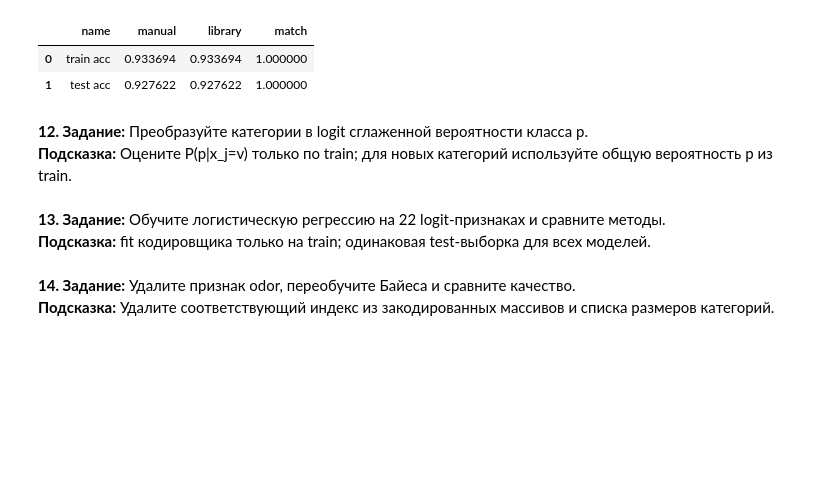
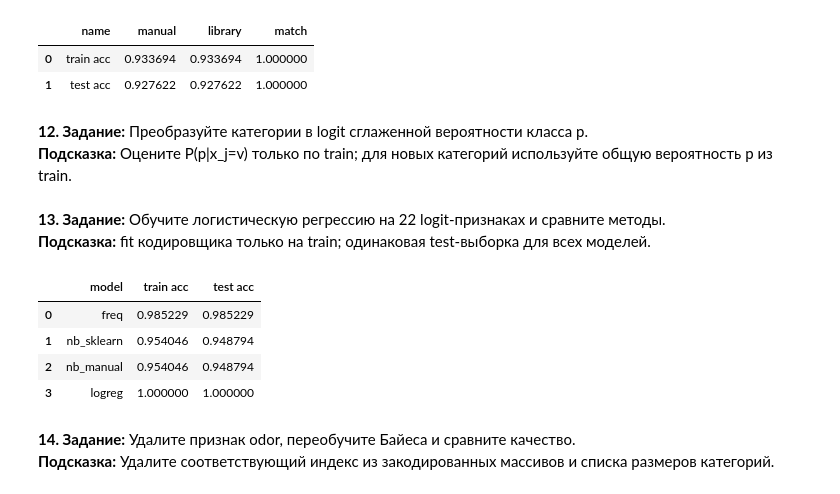
Before and after one commit to aelsi2/NSU-ML-2026, a Jupyter notebook: lab2.ipynb, the cells around one changed output. Saved outputs shown, nothing was run; the diff lists cells and outputs as text; code cells hidden in the pictures; blank space fills up the shorter version.

```diff
--- a/lab2.ipynb
+++ b/lab2.ipynb
@@ -330,19 +335,65 @@ alpha=10
 **12. Задание:** Преобразуйте категории в logit сглаженной вероятности класса p.
 **Подсказка:** Оцените P(p|x_j=v) только по train; для новых категорий используйте общую вероятность p из train.
 # %%
+def logit(x):
+    return np.log(x / (1 - x))
+
 def fit_logit_encoder(X_fit, y_fit, alpha=1.0):
-    # TODO: словари category -> logit(p) для каждого признака
-    pass
+    train_data = pd.concat([y_fit, X_fit], axis=1)
+    klass = "p"
+
+    def make_prob(feature):
+        freq_per_class = train_data.groupby(feature)[TARGET].value_counts().unstack(fill_value=0)
+        return (freq_per_class[klass] + alpha) / (freq_per_class.sum(axis=1) + alpha * freq_per_class.shape[1])
+
+    return {feature: logit(make_prob(feature)) for feature in FEATURE_NAMES}
 
 def transform_logit_encoder(X_query, fitted):
-    # TODO: примените словари, y_query не использовать
-    pass
+    result = X_query.copy()
+    for feature, subst in fitted.items():
+        result[feature] = X_query[feature].map(lambda v: fitted[feature][v])
+    return result
 # %% [markdown]
 **13. Задание:** Обучите логистическую регрессию на 22 logit-признаках и сравните методы.
 **Подсказка:** fit кодировщика только на train; одинаковая test-выборка для всех моделей.
 # %%
-# TODO: encoder_logit, X_train_logit, X_test_logit
-# TODO: logreg; comparison = DataFrame по четырём моделям
+encoder_logit = fit_logit_encoder(X_train, y_train)
+X_train_logit = transform_logit_encoder(X_train, encoder_logit)
+X_test_logit = transform_logit_encoder(X_test, encoder_logit)
+
+nb_sklearn = CategoricalNB().fit(X_train_code, y_train)
+nb_manual = manual_nb_fit(X_train, y_train)
+logreg = LogisticRegression().fit(X_train_logit, y_train)
+
+train_predictions = [
+    single_feature_predict(X_train, y_train, X_train, "odor"),
+    nb_sklearn.predict(X_train_code),
+    manual_nb_predict(X_train, nb_manual),
+    logreg.predict(X_train_logit)
+]
+
+test_predictions = [
+    single_feature_predict(X_train, y_train, X_test, "odor"),
+    nb_sklearn.predict(X_test_code),
+    manual_nb_predict(X_test, nb_manual),
+    logreg.predict(X_test_logit)
+]
+
+comparison = pd.DataFrame({
+    "model": ["freq", "nb_sklearn", "nb_manual", "logreg"],
+    "train acc": [(y_train.eq(pred)).sum() / y_train.shape[0] for pred in train_predictions],
+    "test acc": [(y_test.eq(pred)).sum() / y_test.shape[0] for pred in test_predictions],
+})
+
+comparison
+
+# Лучше всего себя показала логистическая регрессия, идеальный accuracy. Если увеличить альфа в target encoding, то accuracy упадет.
+# %% [output]
+|  | model | train acc | test acc |
+| 0 | freq | 0.985229 | 0.985229 |
+| 1 | nb_sklearn | 0.954046 | 0.948794 |
+| 2 | nb_manual | 0.954046 | 0.948794 |
+| 3 | logreg | 1.000000 | 1.000000 |
 # %% [markdown]
 **14. Задание:** Удалите признак odor, переобучите Байеса и сравните качество.
 **Подсказка:** Удалите соответствующий индекс из закодированных массивов и списка размеров категорий.
```
Also changed, not shown: parts of 8 cells of this notebook.
